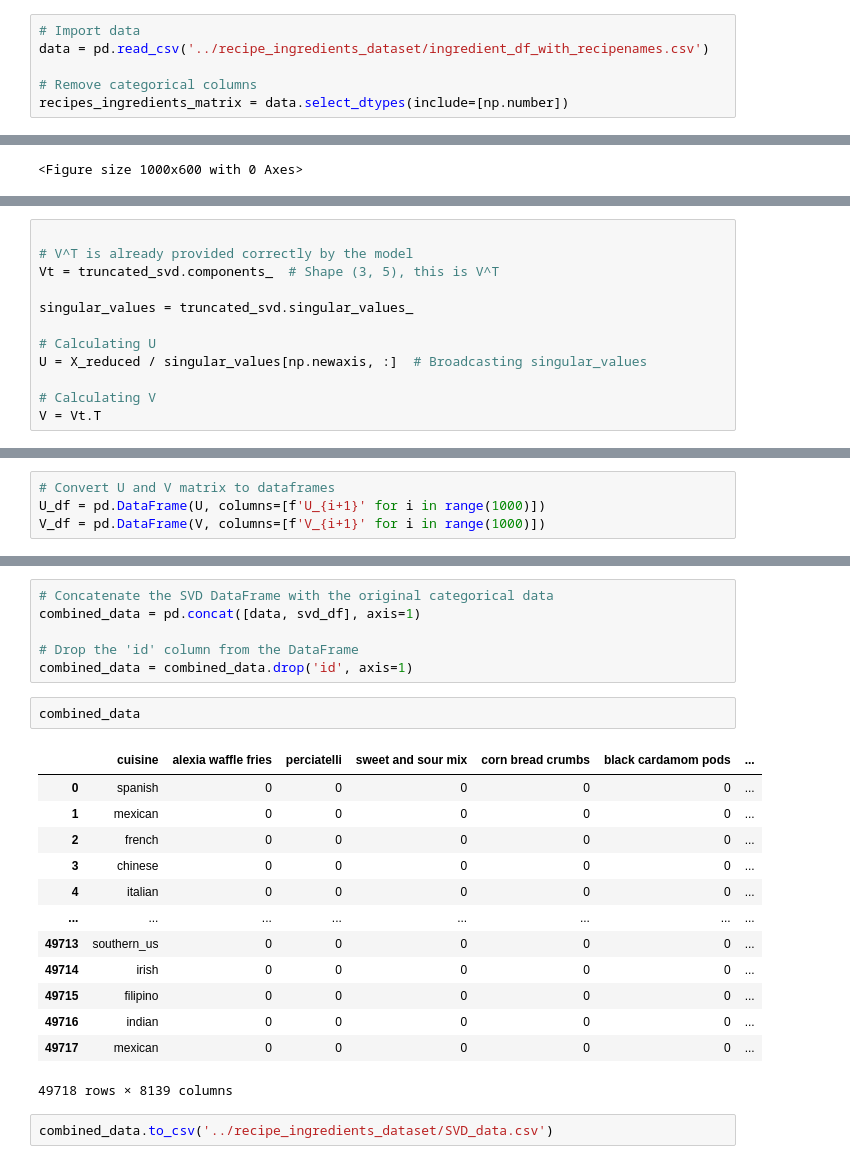
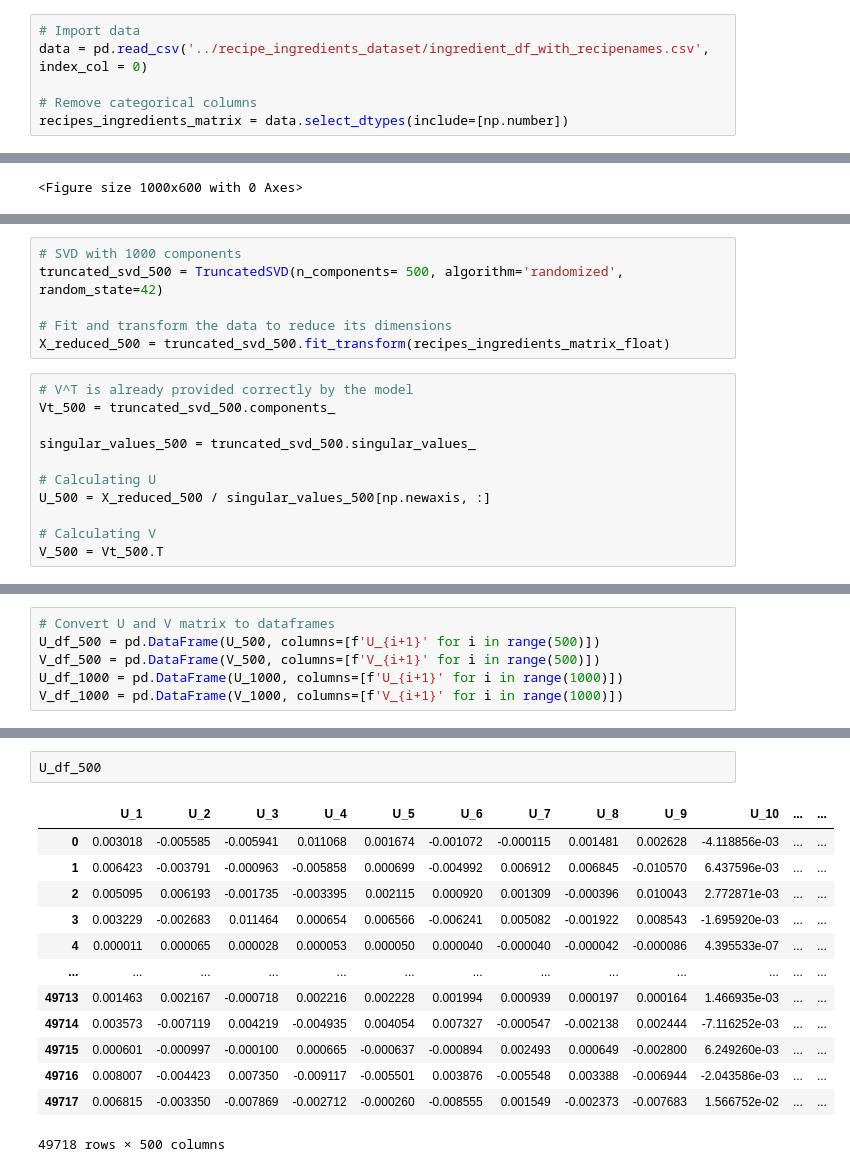
Before and after one commit to Pmalik24/Recipe_recsys, a Jupyter notebook: Code/SVD_Hamming_distance.ipynb, the cells around one changed output, grey strips where cells are left out. Saved outputs shown, nothing was run; the diff lists cells and outputs as text.

```diff
--- a/Code/SVD_Hamming_distance.ipynb
+++ b/Code/SVD_Hamming_distance.ipynb
@@ -7,7 +7,7 @@ from sklearn.decomposition import TruncatedSVD
 from sklearn.metrics import hamming_loss
 # %%
 # Import data
-data = pd.read_csv('../recipe_ingredients_dataset/ingredient_df_with_recipenames.csv')
+data = pd.read_csv('../recipe_ingredients_dataset/ingredient_df_with_recipenames.csv', index_col = 0)
 
 # Remove categorical columns
 recipes_ingredients_matrix = data.select_dtypes(include=[np.number])
@@ -94,12 +78,17 @@ array([[ 1.59820397e-05,  5.54280322e-01, -6.29184856e-01, ...,
+# %%
+# SVD with 1000 components
+truncated_svd_500 = TruncatedSVD(n_components= 500, algorithm='randomized', random_state=42)
+
+# Fit and transform the data to reduce its dimensions
+X_reduced_500 = truncated_svd_500.fit_transform(recipes_ingredients_matrix_float)
 # %%
+# V^T is already provided correctly by the model
+Vt_500 = truncated_svd_500.components_
 
-# V^T is already provided correctly by the model
-Vt = truncated_svd.components_  # Shape (3, 5), this is V^T
-
-singular_values = truncated_svd.singular_values_
+singular_values_500 = truncated_svd_500.singular_values_
 
 # Calculating U
-U = X_reduced / singular_values[np.newaxis, :]  # Broadcasting singular_values
+U_500 = X_reduced_500 / singular_values_500[np.newaxis, :]
 
 # Calculating V
-V = Vt.T
+V_500 = Vt_500.T
@@ -146,4 +122,6 @@ U.shape
 # %%
 # Convert U and V matrix to dataframes
-U_df = pd.DataFrame(U, columns=[f'U_{i+1}' for i in range(1000)])
-V_df = pd.DataFrame(V, columns=[f'V_{i+1}' for i in range(1000)])
+U_df_500 = pd.DataFrame(U_500, columns=[f'U_{i+1}' for i in range(500)])
+V_df_500 = pd.DataFrame(V_500, columns=[f'V_{i+1}' for i in range(500)])
+U_df_1000 = pd.DataFrame(U_1000, columns=[f'U_{i+1}' for i in range(1000)])
+V_df_1000 = pd.DataFrame(V_1000, columns=[f'V_{i+1}' for i in range(1000)])
@@ -205,24 +128,16 @@ svd_df
-# %%
-# Concatenate the SVD DataFrame with the original categorical data
-combined_data = pd.concat([data, svd_df], axis=1)
-
-# Drop the 'id' column from the DataFrame
-combined_data = combined_data.drop('id', axis=1)
-# %%
-combined_data
-# %% [output]
-|  | cuisine | alexia waffle fries | perciatelli | sweet and sour mix | corn bread crumbs | black cardamom pods | ... |
-| 0 | spanish | 0 | 0 | 0 | 0 | 0 | ... |
-| 1 | mexican | 0 | 0 | 0 | 0 | 0 | ... |
-| 2 | french | 0 | 0 | 0 | 0 | 0 | ... |
-| 3 | chinese | 0 | 0 | 0 | 0 | 0 | ... |
-| 4 | italian | 0 | 0 | 0 | 0 | 0 | ... |
-| ... | ... | ... | ... | ... | ... | ... | ... |
-| 49713 | southern_us | 0 | 0 | 0 | 0 | 0 | ... |
-| 49714 | irish | 0 | 0 | 0 | 0 | 0 | ... |
-| 49715 | filipino | 0 | 0 | 0 | 0 | 0 | ... |
-| 49716 | indian | 0 | 0 | 0 | 0 | 0 | ... |
-| 49717 | mexican | 0 | 0 | 0 | 0 | 0 | ... |
-49718 rows × 8139 columns
-# %%
-combined_data.to_csv('../recipe_ingredients_dataset/SVD_data.csv')
+# %%
+U_df_500
+# %% [output]
+|  | U_1 | U_2 | U_3 | U_4 | U_5 | U_6 | U_7 | U_8 | U_9 | U_10 | ... | ... |
+| 0 | 0.003018 | -0.005585 | -0.005941 | 0.011068 | 0.001674 | -0.001072 | -0.000115 | 0.001481 | 0.002628 | -4.118856e-03 | ... | ... |
+| 1 | 0.006423 | -0.003791 | -0.000963 | -0.005858 | 0.000699 | -0.004992 | 0.006912 | 0.006845 | -0.010570 | 6.437596e-03 | ... | ... |
+| 2 | 0.005095 | 0.006193 | -0.001735 | -0.003395 | 0.002115 | 0.000920 | 0.001309 | -0.000396 | 0.010043 | 2.772871e-03 | ... | ... |
+| 3 | 0.003229 | -0.002683 | 0.011464 | 0.000654 | 0.006566 | -0.006241 | 0.005082 | -0.001922 | 0.008543 | -1.695920e-03 | ... | ... |
+| 4 | 0.000011 | 0.000065 | 0.000028 | 0.000053 | 0.000050 | 0.000040 | -0.000040 | -0.000042 | -0.000086 | 4.395533e-07 | ... | ... |
+| ... | ... | ... | ... | ... | ... | ... | ... | ... | ... | ... | ... | ... |
+| 49713 | 0.001463 | 0.002167 | -0.000718 | 0.002216 | 0.002228 | 0.001994 | 0.000939 | 0.000197 | 0.000164 | 1.466935e-03 | ... | ... |
+| 49714 | 0.003573 | -0.007119 | 0.004219 | -0.004935 | 0.004054 | 0.007327 | -0.000547 | -0.002138 | 0.002444 | -7.116252e-03 | ... | ... |
+| 49715 | 0.000601 | -0.000997 | -0.000100 | 0.000665 | -0.000637 | -0.000894 | 0.002493 | 0.000649 | -0.002800 | 6.249260e-03 | ... | ... |
+| 49716 | 0.008007 | -0.004423 | 0.007350 | -0.009117 | -0.005501 | 0.003876 | -0.005548 | 0.003388 | -0.006944 | -2.043586e-03 | ... | ... |
+| 49717 | 0.006815 | -0.003350 | -0.007869 | -0.002712 | -0.000260 | -0.008555 | 0.001549 | -0.002373 | -0.007683 | 1.566752e-02 | ... | ... |
+49718 rows × 500 columns
```
Also changed, not shown: parts of 17 cells of this notebook, 1 other file.
